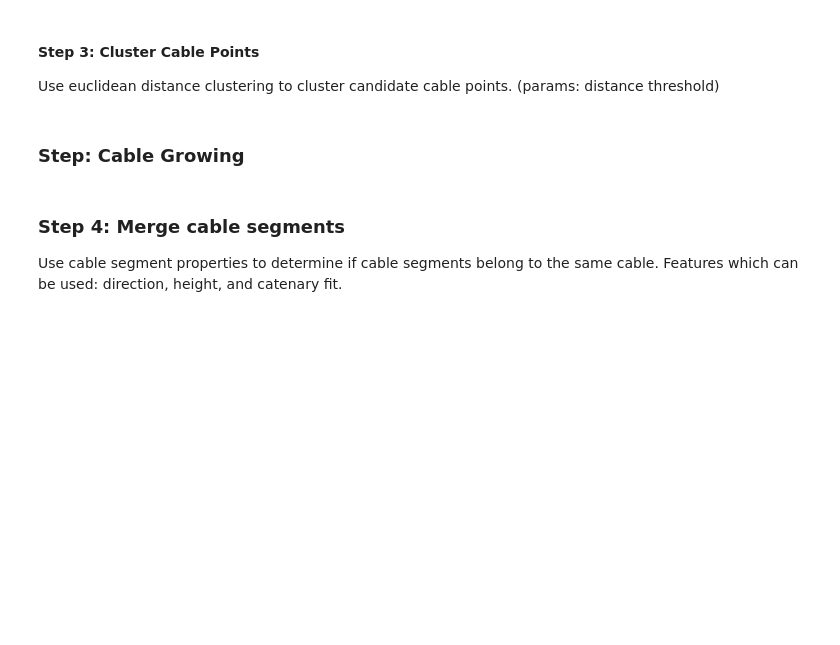
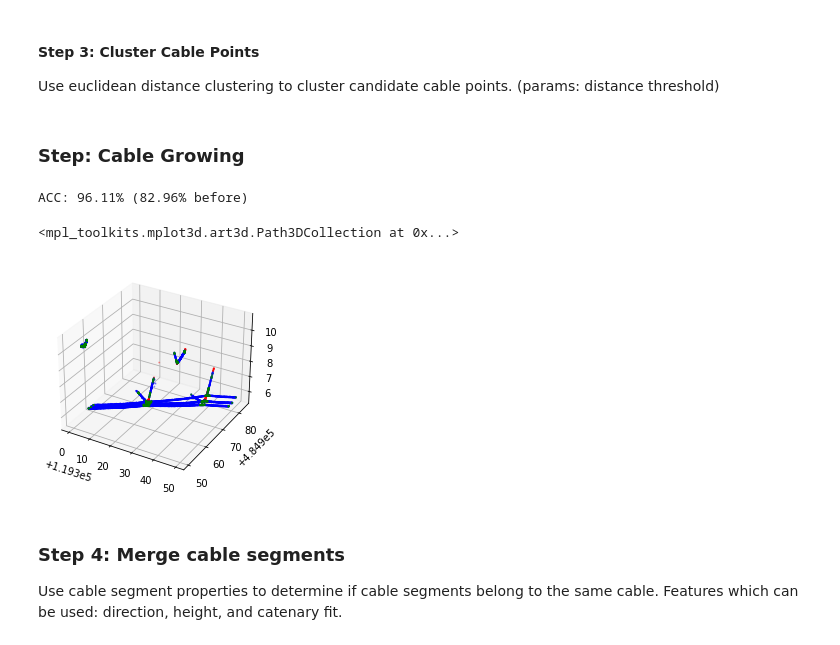
Before and after one commit to Amsterdam-Internships/UPC_Suspended_Streetlight_Extractor, a Jupyter notebook: milestone_2/Cable Extraction B.ipynb, the cells around one changed output. Saved outputs shown, nothing was run; the diff lists cells and outputs as text; code cells hidden in the pictures; blank space fills up the shorter version.

```diff
--- a/milestone_2/Cable Extraction B.ipynb
+++ b/milestone_2/Cable Extraction B.ipynb
@@ -82,6 +82,8 @@ mask_unlabelled = labels == 0
 # Remove "noise filter"
 mask_noise = labels == 99
 mask = mask_noise | mask_unlabelled
+# %%
+true_cable_mask = (true_labels == 12) | (true_labels == 13) | (true_labels == 15)
 # %% [markdown]
 #### Step 1: Neighborhood Selection
 Define the neighborhood of a point. Points will be used to calculate point features. (method: voxelization / distance-based / k-NN )
@@ -488,21 +496,25 @@ def grow_clusters(points, cluster_labels, exclude_clusters=(0,), section_length=
 
     return labels_mask, labels
 # %%
-acc_before = 100 * np.sum(np.logical_and(clustering_labels_ != 0, true_labels[mask]==11))/np.sum(true_labels[mask]==11)
+acc_before = 100 * np.sum(np.logical_and(clustering_labels_ != 0, true_cable_mask[mask]))/np.sum(true_cable_mask[mask])
 
 # Grow cable clusters
 labels_mask, clustering_labels_ = grow_clusters(points[mask], clustering_labels_, section_length=3, grow_length=1, cable_with=0.1)
 
-acc = 100 * np.sum(np.logical_and(clustering_labels_ != 0, true_labels[mask]==11))/np.sum(true_labels[mask]==11)
+acc = 100 * np.sum(np.logical_and(clustering_labels_ != 0, true_cable_mask[mask]))/np.sum(true_cable_mask[mask])
 print(f'ACC: {round(acc,2)}% ({round(acc_before,2)}% before)')
 
-missing_idx = list(set(np.where(true_labels == 11)[0]).intersection(set(np.where(mask)[0][clustering_labels_ == 0])))
+missing_idx = list(set(np.where(true_cable_mask)[0]).intersection(set(np.where(mask)[0][clustering_labels_ == 0])))
 
 fig = plt.figure()
 ax = plt.axes(projection='3d')
 ax.scatter(points[mask][clustering_labels_ != 0][:,0], points[mask][clustering_labels_ != 0][:,1], points[mask][clustering_labels_ != 0][:,2], s=1, color='blue')
 ax.scatter(points[mask][labels_mask][:,0], points[mask][labels_mask][:,1], points[mask][labels_mask][:,2], s=1, color='green')
 ax.scatter(points[missing_idx][:,0], points[missing_idx][:,1], points[missing_idx][:,2], s=1, color='red')
+# %% [output]
+ACC: 96.11% (82.96% before)
+<mpl_toolkits.mplot3d.art3d.Path3DCollection at 0x...>
+[figure, added]
 # %% [markdown]
 ### Step 4: Merge cable segments
 Use cable segment properties to determine if cable segments belong to the same cable. Features which can be used: direction, height, and catenary fit.
```
Also changed, not shown: parts of 12 cells of this notebook.
